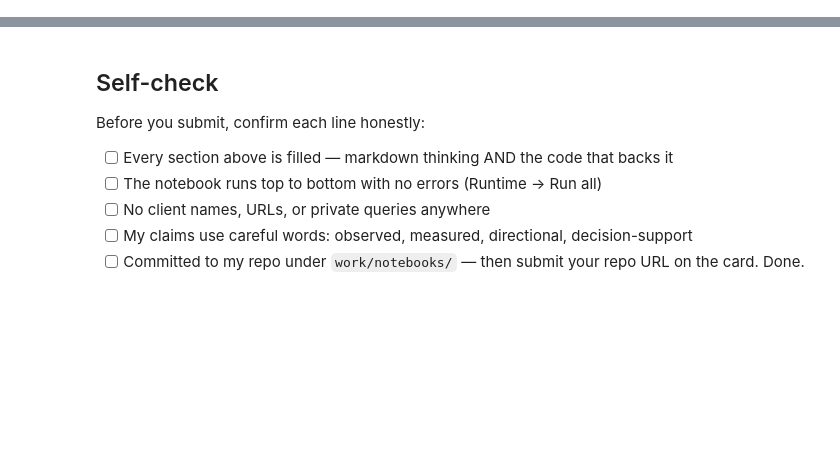
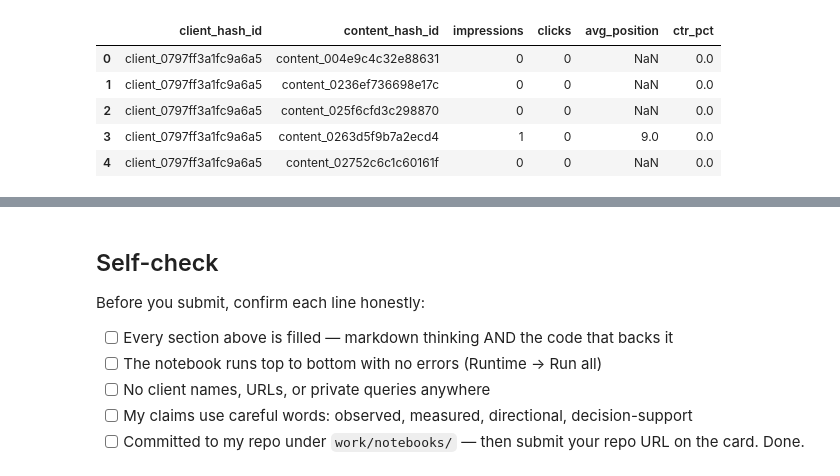
Before and after one commit to faheem-danish/internship-starter-1, a Jupyter notebook: work/notebooks/w05_model.ipynb, the cells around one changed output, grey strips where cells are left out. Drawn from its saved outputs; the diff is of its cells as text; code cells hidden in the pictures; blank space fills up the shorter version.

```diff
--- a/work/notebooks/w05_model.ipynb
+++ b/work/notebooks/w05_model.ipynb
@@ -22,0 +111,89 @@ This skeleton is yours to fill. Work the sections **in order** — each one has
+# %%
+# This cell is for CODE (numbers, a query, a check).
+# Write your text answer in the cell ABOVE this one — typing sentences here breaks Run All.
+# ------------------------------------------------------------------
+# Build modeling grain: one row per client + content for March
+# ------------------------------------------------------------------
+model_df = march_df.copy()
+
+# Map warehouse names to the baseline feature names
+model_df["impressions"] = pd.to_numeric(model_df["gsc_impressions"], errors="coerce").fillna(0)
+model_df["clicks"]     = pd.to_numeric(model_df["gsc_clicks"],     errors="coerce").fillna(0)
+model_df["avg_position"] = pd.to_numeric(model_df["gsc_avg_position"], errors="coerce")
+
+# Daily CTR
+model_df["ctr_pct"] = np.where(
+    model_df["impressions"] > 0,
+    model_df["clicks"] / model_df["impressions"] * 100,
+    0
+)
+
+# Aggregate daily rows → one content item per client
+model_df = (
+    model_df
+    .groupby(["client_hash_id", "content_hash_id"], as_index=False)
+    .agg(
+        impressions=("impressions", "sum"),
+        clicks=("clicks", "sum"),
+        avg_position=("avg_position", "mean")
+    )
+)
+
+# Recalculate CTR at the content level
+model_df["ctr_pct"] = np.where(
+    model_df["impressions"] > 0,
+    model_df["clicks"] / model_df["impressions"] * 100,
+    0
+)
+
+print("Modeling rows:", len(model_df))
+print("Unique clients:", model_df["client_hash_id"].nunique())
+print("Unique content:", model_df["content_hash_id"].nunique())
+display(model_df.head())
+
+# ------------------------------------------------------------------
+# Recreate Week-4 baseline EXACTLY
+# ------------------------------------------------------------------
+model_df["eligible"] = (
+    (model_df["impressions"] >= 500) &
+    (model_df["avg_position"] >= 11)
+)
+
+position_factor = np.where(model_df["avg_position"] >= 21, 1.5, 1.0)
+model_df["baseline_score"] = model_df["impressions"] * position_factor
+model_df["baseline_action"] = np.where(
+    model_df["eligible"], "refresh_review", "no_action"
+)
+
+print("\nBaseline refresh candidates:", model_df["eligible"].sum())
+print("Baseline eligibility rate:", round(model_df["eligible"].mean(), 4))
+
+# ------------------------------------------------------------------
+# Features and target
+# ------------------------------------------------------------------
+feature_cols = ["impressions", "clicks", "avg_position", "ctr_pct"]
+X = model_df[feature_cols].copy()
+y = model_df["eligible"].astype(int)
+
+print("\nFeatures:", feature_cols)
+print("X shape:", X.shape)
+print("Missing values in X:\n", X.isna().sum())
+print("Positive rate:", round(y.mean(), 4))
+
+# ------------------------------------------------------------------
+# Client-grouped split
+# ------------------------------------------------------------------
+groups = model_df["client_hash_id"]
+gss = GroupShuffleSplit(n_splits=1, test_size=0.20, random_state=42)
+train_idx, test_idx = next(gss.split(X, y, groups=groups))
+
+X_train, X_test = X.iloc[train_idx], X.iloc[test_idx]
+y_train, y_test = y.iloc[train_idx], y.iloc[test_idx]
+
+train_clients = set(model_df.iloc[train_idx]["client_hash_id"])
+test_clients  = set(model_df.iloc[test_idx]["client_hash_id"])
+
+print("\nTraining rows:", len(X_train), "  Clients:", len(train_clients))
+print("Testing rows: ", len(X_test), "  Clients:", len(test_clients))
+print("Client overlap:", len(train_clients & test_clients))  # should be 0
+# %% [output]
@@ -22,0 +203,6 @@ This skeleton is yours to fill. Work the sections **in order** — each one has
+|  | client_hash_id | content_hash_id | impressions | clicks | avg_position | ctr_pct |
+| 0 | client_0797ff3a1fc9a6a5 | content_004e9c4c32e88631 | 0 | 0 | NaN | 0.0 |
+| 1 | client_0797ff3a1fc9a6a5 | content_0236ef736698e17c | 0 | 0 | NaN | 0.0 |
+| 2 | client_0797ff3a1fc9a6a5 | content_025f6cfd3c298870 | 0 | 0 | NaN | 0.0 |
+| 3 | client_0797ff3a1fc9a6a5 | content_0263d5f9b7a2ecd4 | 1 | 0 | 9.0 | 0.0 |
+| 4 | client_0797ff3a1fc9a6a5 | content_02752c6c1c60161f | 0 | 0 | NaN | 0.0 |
```
Also changed, not shown: parts of 18 cells of this notebook.
